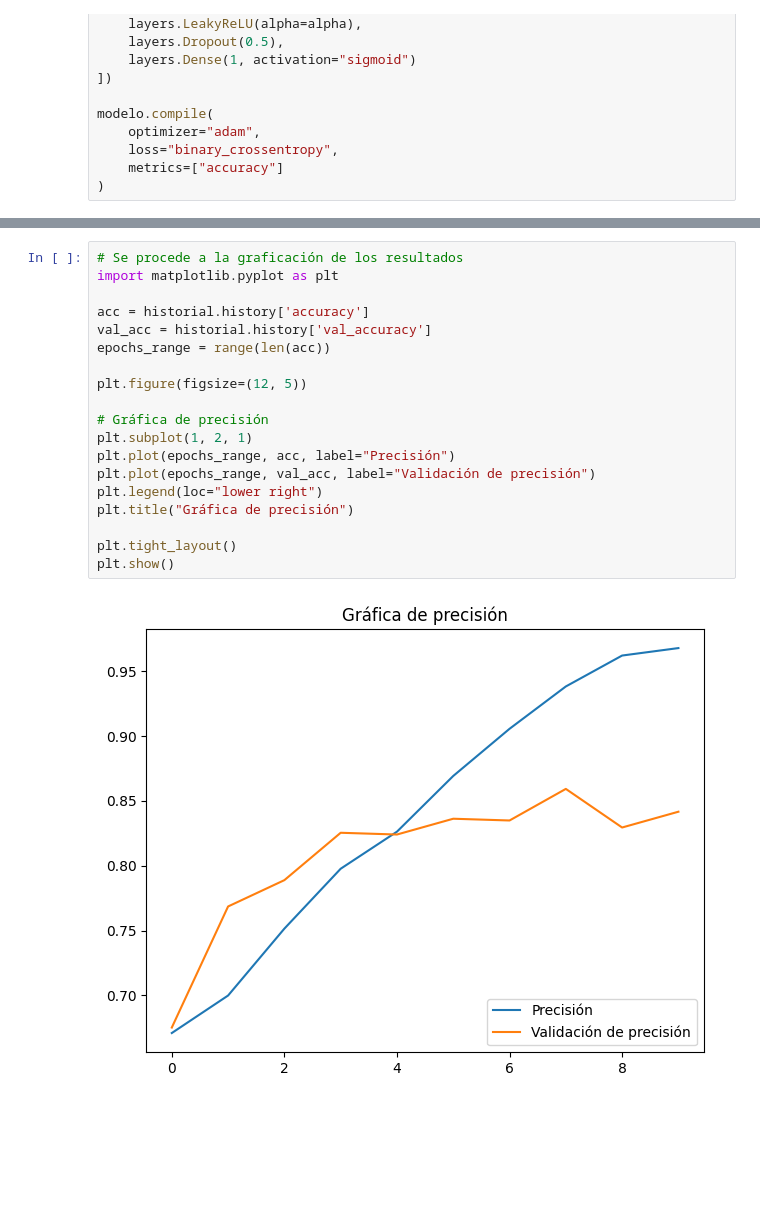
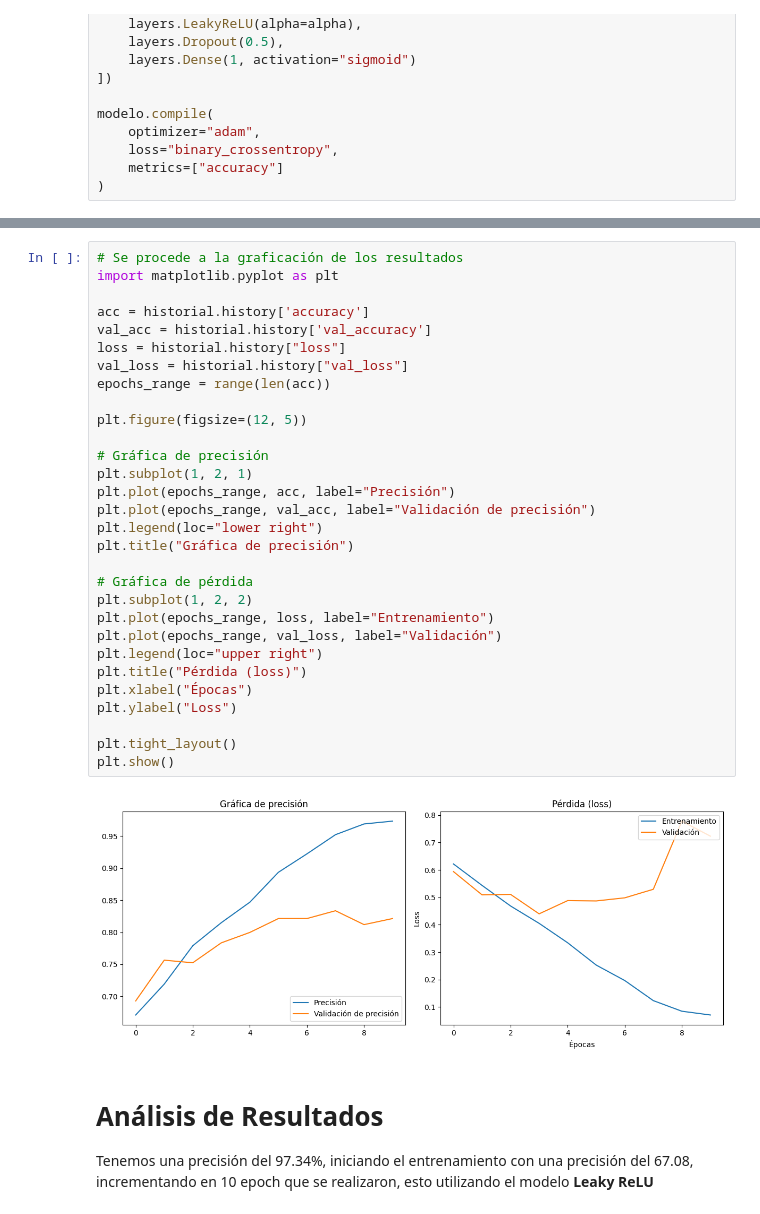
Before and after one commit to gerdoc-unir/M1-ACT-1, a Jupyter notebook: Actividad1_MODAM.ipynb, the cells around one changed output, grey strips where cells are left out. Cells and saved outputs as stored; diff of their text form; blank space fills up the shorter version.

Commit message:
Agregados los resultados

```diff
--- a/Actividad1_MODAM.ipynb
+++ b/Actividad1_MODAM.ipynb
@@ -262,21 +262,36 @@ Epoch 10/10
 # %%
 # Se procede a la graficación de los resultados
 import matplotlib.pyplot as plt
 
 acc = historial.history['accuracy']
 val_acc = historial.history['val_accuracy']
+loss = historial.history["loss"]
+val_loss = historial.history["val_loss"]
 epochs_range = range(len(acc))
 
 plt.figure(figsize=(12, 5))
 
 # Gráfica de precisión
 plt.subplot(1, 2, 1)
 plt.plot(epochs_range, acc, label="Precisión")
 plt.plot(epochs_range, val_acc, label="Validación de precisión")
 plt.legend(loc="lower right")
 plt.title("Gráfica de precisión")
 
+# Gráfica de pérdida
+plt.subplot(1, 2, 2)
+plt.plot(epochs_range, loss, label="Entrenamiento")
+plt.plot(epochs_range, val_loss, label="Validación")
+plt.legend(loc="upper right")
+plt.title("Pérdida (loss)")
+plt.xlabel("Épocas")
+plt.ylabel("Loss")
+
 plt.tight_layout()
 plt.show()
 # %% [output]
-[figure, old version]
+[figure, new version]
+# %% [markdown]
+# Análisis de Resultados
+
+Tenemos una precisión del 97.34%, iniciando el entrenamiento con una precisión del 67.08, incrementando en 10 epoch que se realizaron, esto utilizando el modelo **Leaky ReLU**
```
Also changed, not shown: parts of 1 cell of this notebook.
